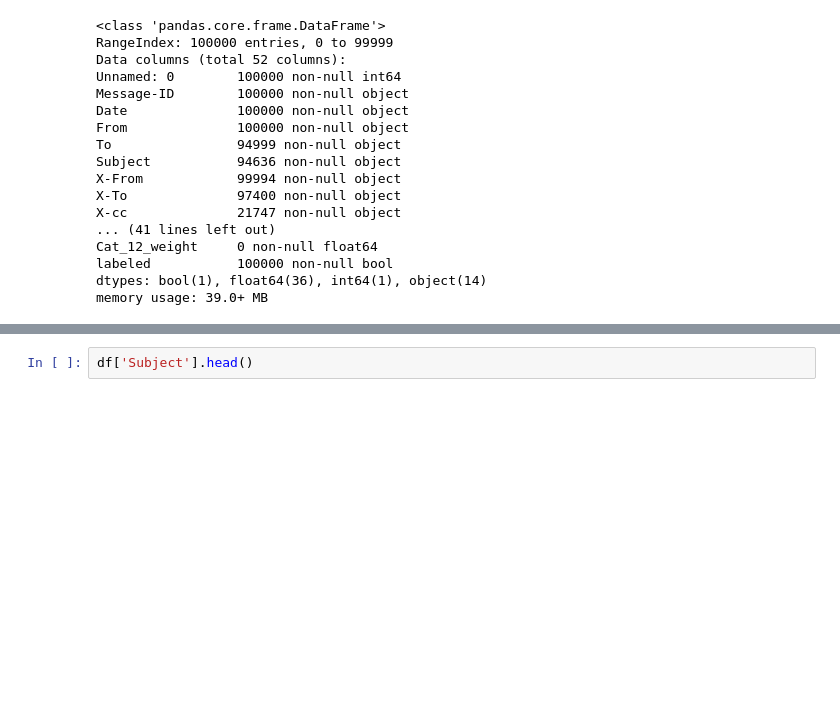
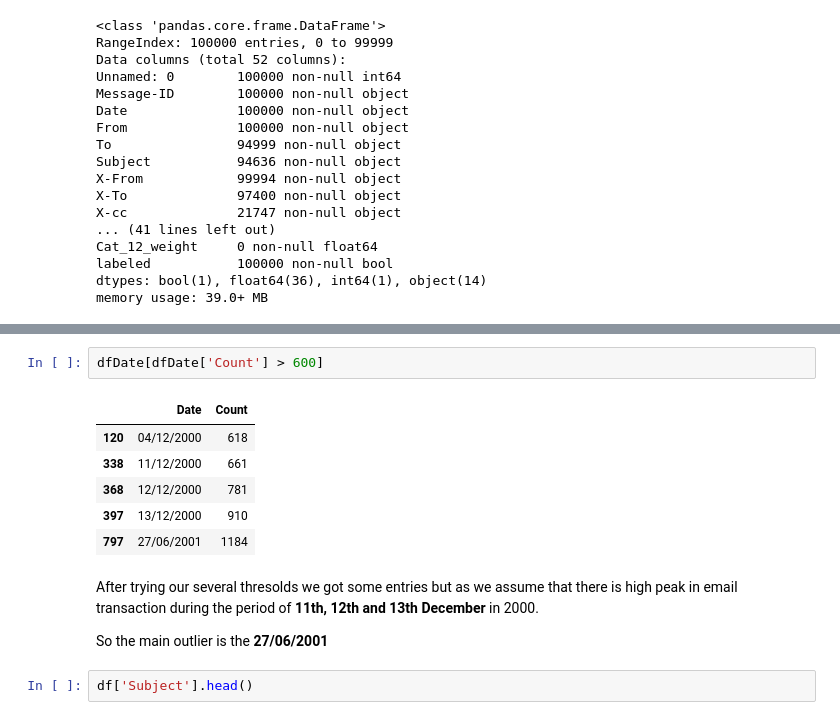
Before and after one commit to Connecting-the-Dots-with-ML/Email-Semantic-Analysis, a Jupyter notebook: Exploratory Data Analysis_mayur.ipynb, the cells around one changed output, grey strips where cells are left out. Drawn from its saved outputs; the diff is of its cells as text; blank space fills up the shorter version.

```diff
--- a/Exploratory Data Analysis_mayur.ipynb
+++ b/Exploratory Data Analysis_mayur.ipynb
@@ -66,3 +132,16 @@ array(['2001-05-14 23:39:00', '2001-05-04 20:51:00',
+# %%
+dfDate[dfDate['Count'] > 600]
+# %% [output]
+|  | Date | Count |
+| 120 | 04/12/2000 | 618 |
+| 338 | 11/12/2000 | 661 |
+| 368 | 12/12/2000 | 781 |
+| 397 | 13/12/2000 | 910 |
+| 797 | 27/06/2001 | 1184 |
+# %% [markdown]
+After trying our several thresolds we got some entries but as we assume that there is high peak in email transaction during the period of <b>11th, 12th and 13th December</b> in 2000.
+
+So the main outlier is the <b>27/06/2001</b>
 # %%
 df['Subject'].head()
 # %% [output]
```
Also changed, not shown: parts of 20 cells of this notebook.
